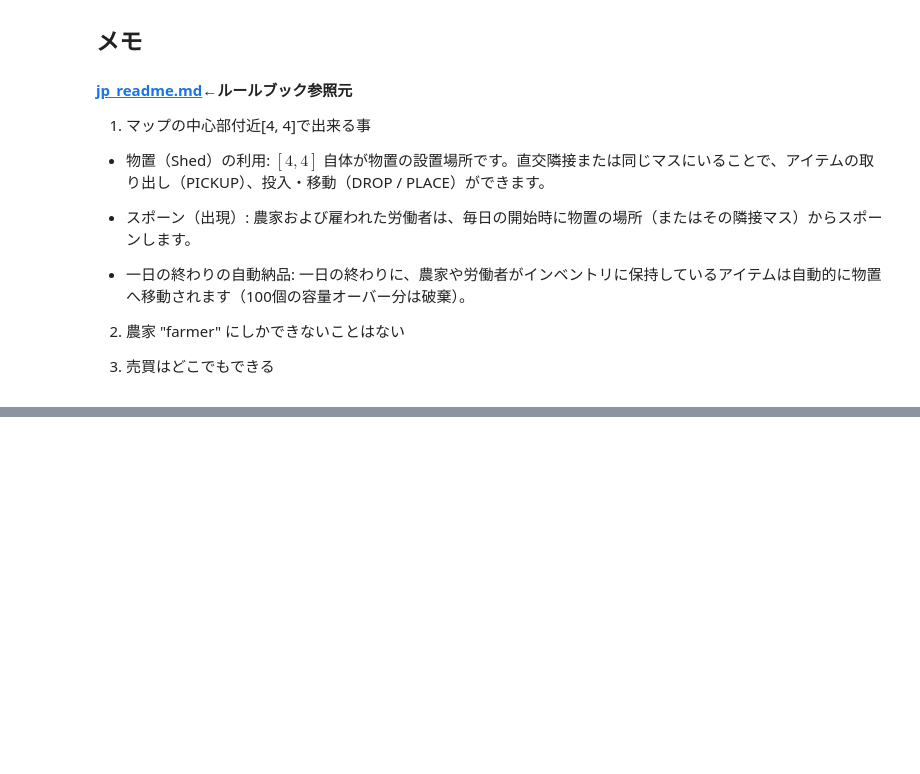
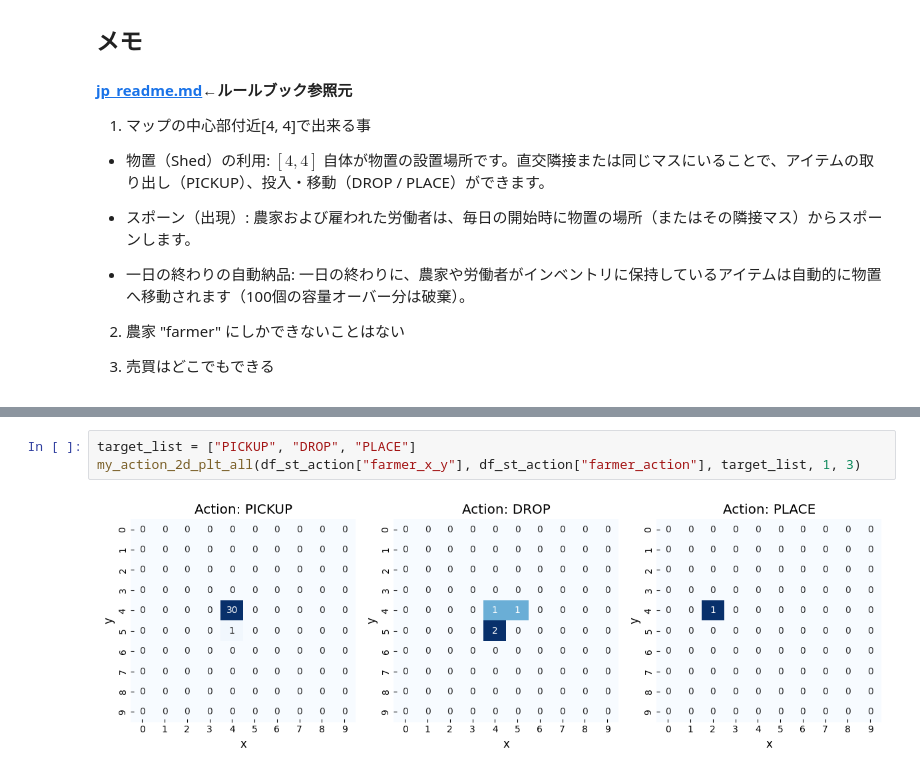
Before and after one commit to kenkenkengo0421/Kaggriculture, a Jupyter notebook: Kaggriculture_Movements_in_the_top_xx%/range_of_action.ipynb, the cells around one changed output, grey strips where cells are left out. Drawn from its saved outputs; the diff is of its cells as text; blank space fills up the shorter version.

```diff
--- a/Kaggriculture_Movements_in_the_top_xx%/range_of_action.ipynb
+++ b/Kaggriculture_Movements_in_the_top_xx%/range_of_action.ipynb
@@ -215,0 +507,5 @@ sns_Hist(data=df_st_unlock, x="step", hue="unlocked_quadrants", figsize=(15,10),
+# %%
+target_list = ["PICKUP", "DROP", "PLACE"]
+my_action_2d_plt_all(df_st_action["farmer_x_y"], df_st_action["farmer_action"], target_list, 1, 3)
+# %% [output]
+[figure, added]
```
Also changed, not shown: parts of 27 cells of this notebook.
